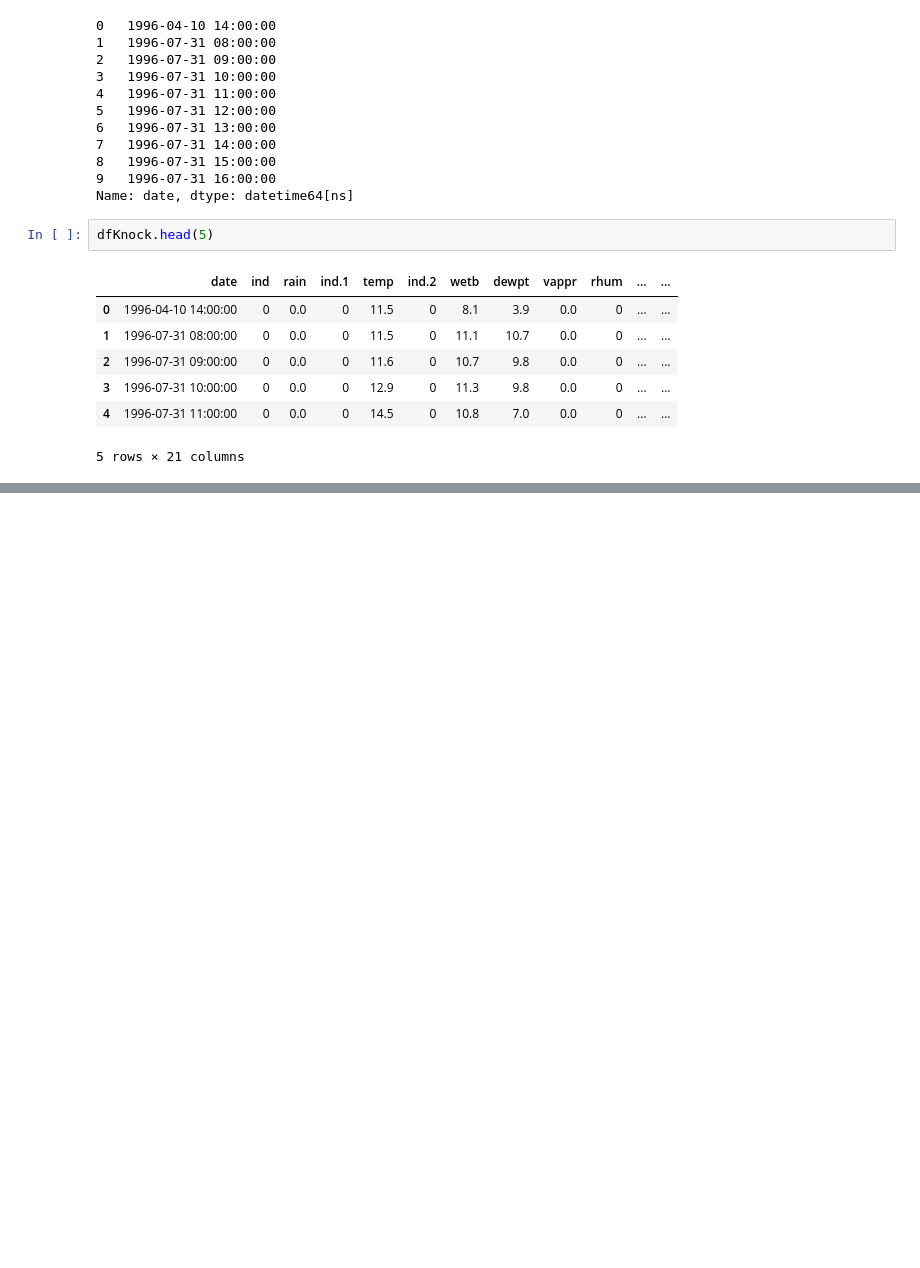
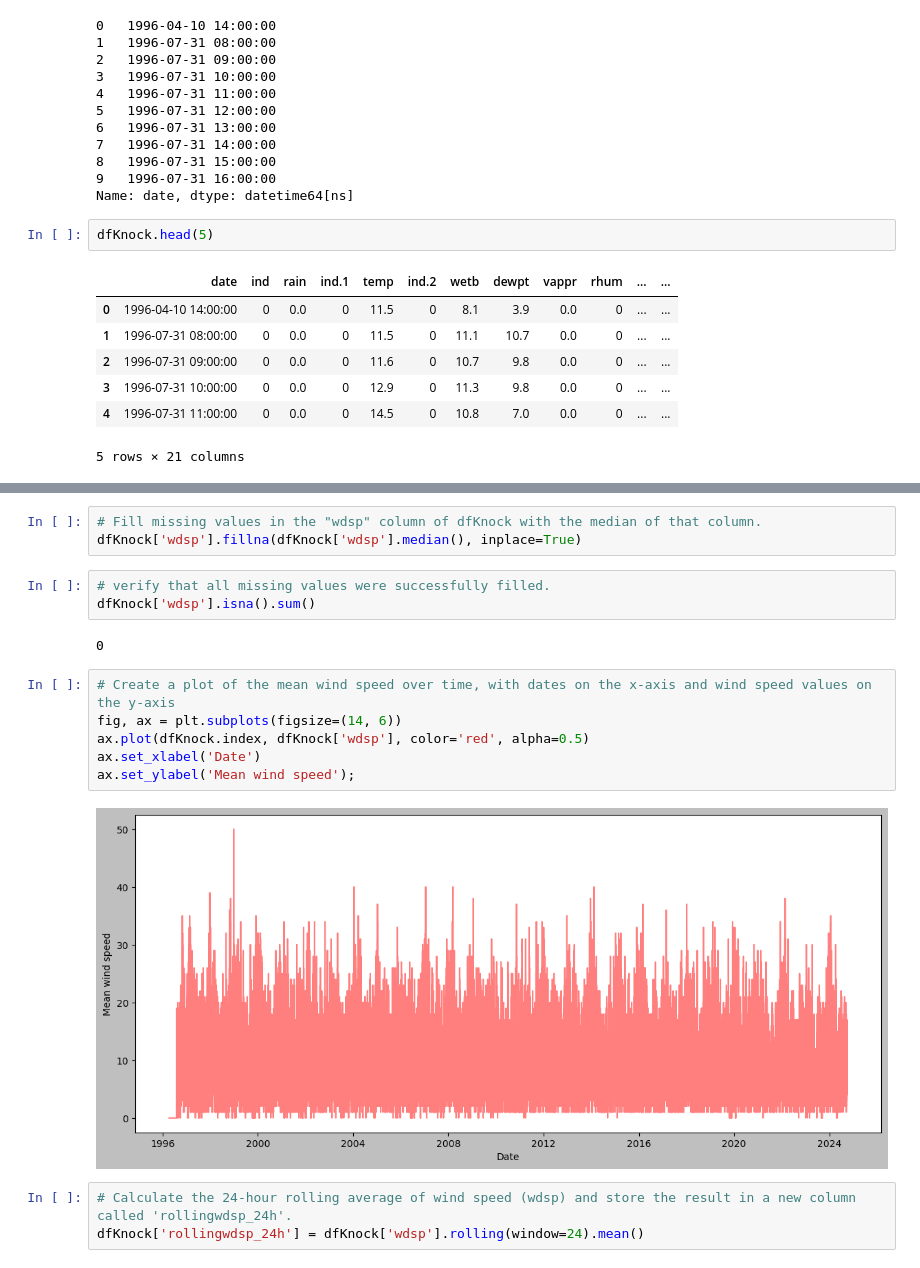
Before and after one commit to YuliiaKharchenko/PFDA, a Jupyter notebook: assignments/assignment_6_Weather.ipynb, the cells around one changed output, grey strips where cells are left out. Saved outputs shown, nothing was run; the diff lists cells and outputs as text; blank space fills up the shorter version.

```diff
--- a/assignments/assignment_6_Weather.ipynb
+++ b/assignments/assignment_6_Weather.ipynb
@@ -139,3 +142,22 @@ ax.set_xticks(ax.get_xticks()[::6])
 plt.xticks(rotation=45);
 # %% [output]
 [figure]
+# %%
+# Fill missing values in the "wdsp" column of dfKnock with the median of that column.
+dfKnock['wdsp'].fillna(dfKnock['wdsp'].median(), inplace=True)
+# %%
+# verify that all missing values were successfully filled.
+dfKnock['wdsp'].isna().sum()
+# %% [output]
+0
+# %%
+# Create a plot of the mean wind speed over time, with dates on the x-axis and wind speed values on the y-axis
+fig, ax = plt.subplots(figsize=(14, 6))
+ax.plot(dfKnock.index, dfKnock['wdsp'], color='red', alpha=0.5)
+ax.set_xlabel('Date')
+ax.set_ylabel('Mean wind speed');
+# %% [output]
+[figure, added]
+# %%
+# Calculate the 24-hour rolling average of wind speed (wdsp) and store the result in a new column called 'rollingwdsp_24h'.
+dfKnock['rollingwdsp_24h'] = dfKnock['wdsp'].rolling(window=24).mean()
```
Also changed, not shown: parts of 22 cells of this notebook, 1 other file.
